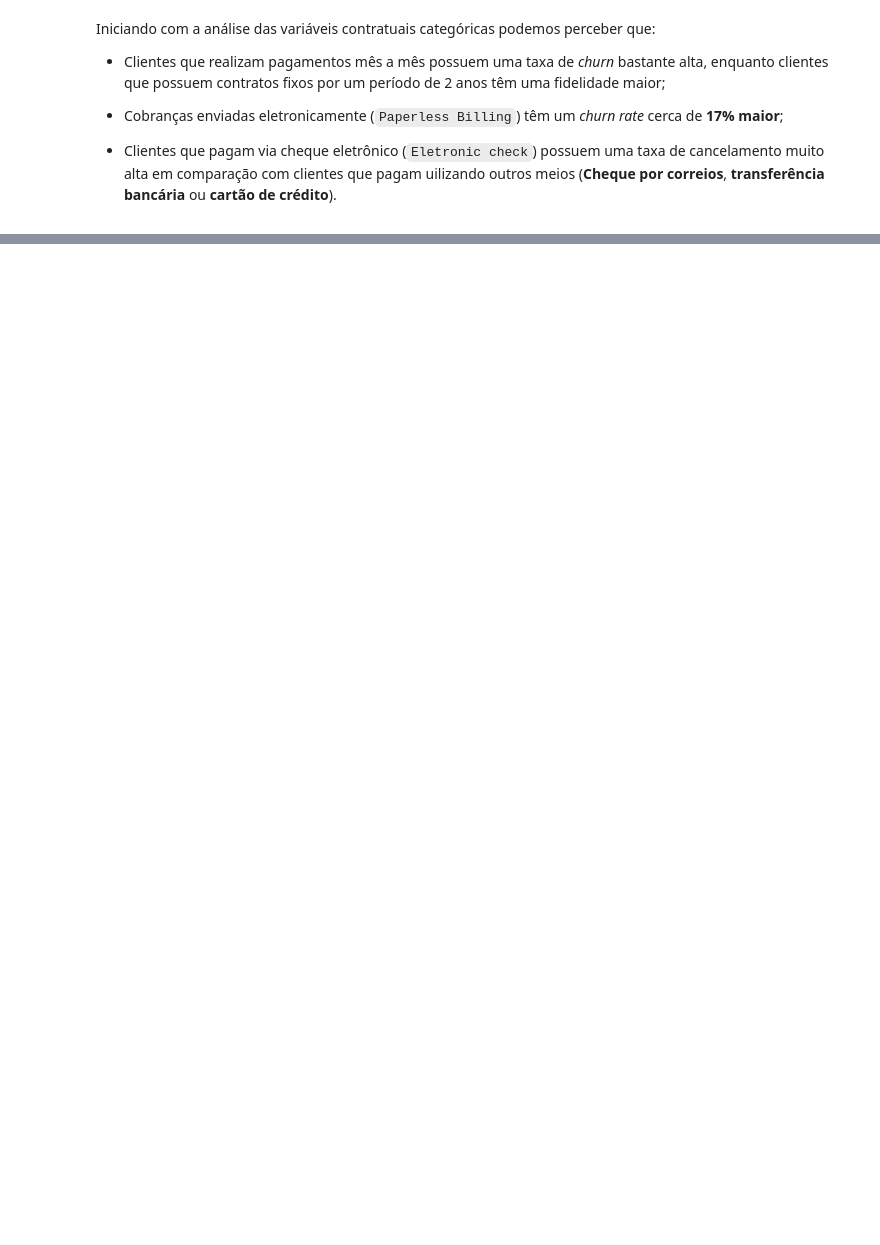
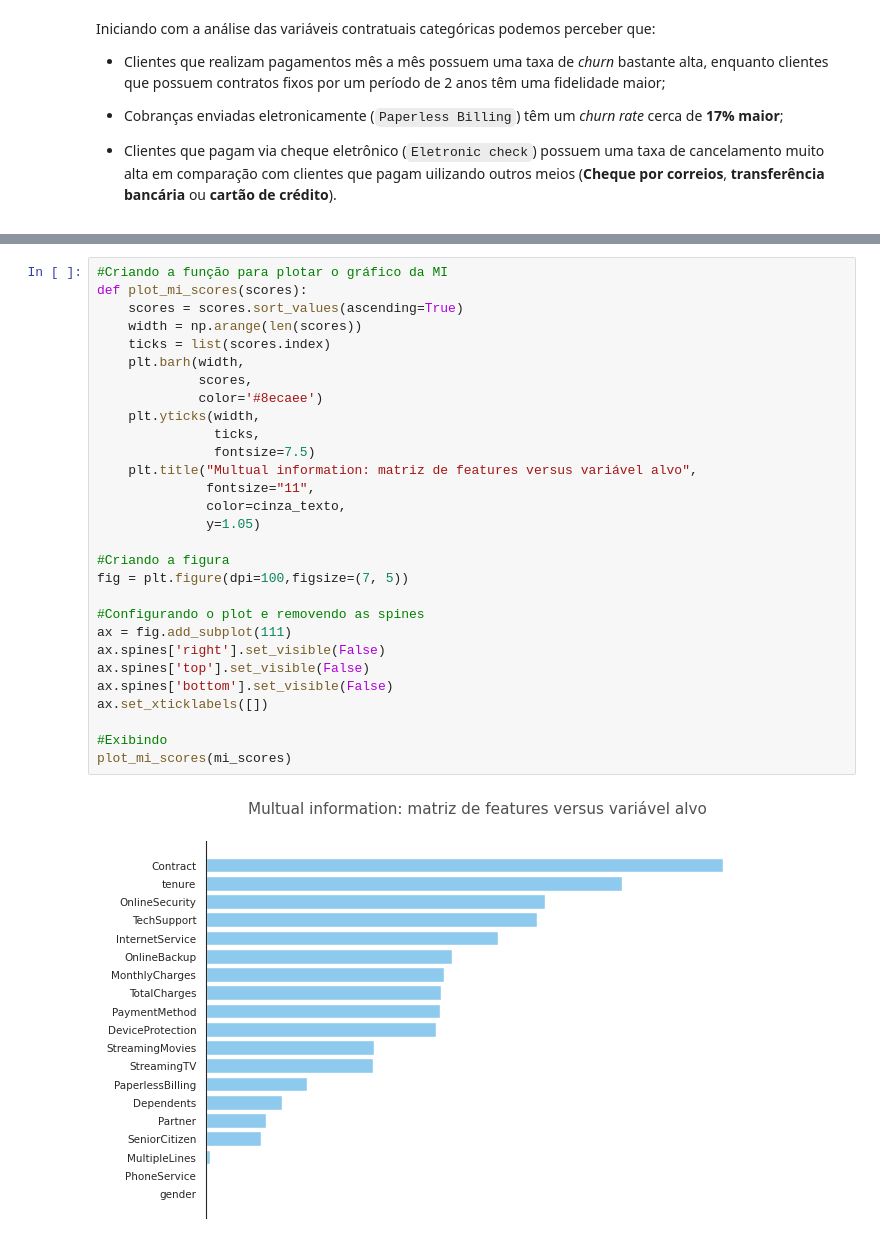
Before and after one commit to LuisCSGuimaraes/ChurnPrediction, a Jupyter notebook: Notebook/Churn Prediction.ipynb, the cells around one changed output, grey strips where cells are left out. Drawn from its saved outputs; the diff is of its cells as text; blank space fills up the shorter version.

```diff
--- a/Notebook/Churn Prediction.ipynb
+++ b/Notebook/Churn Prediction.ipynb
@@ -1153,0 +1281,31 @@ Como resultado, podemos perceber o seguinte:
+# %%
+#Criando a função para plotar o gráfico da MI
+def plot_mi_scores(scores):
+    scores = scores.sort_values(ascending=True)
+    width = np.arange(len(scores))
+    ticks = list(scores.index)
+    plt.barh(width,
+             scores,
+             color='#8ecaee')
+    plt.yticks(width,
+               ticks,
+               fontsize=7.5)
+    plt.title("Multual information: matriz de features versus variável alvo",
+              fontsize="11",
+              color=cinza_texto,
+              y=1.05)
+
+#Criando a figura
+fig = plt.figure(dpi=100,figsize=(7, 5))
+
+#Configurando o plot e removendo as spines
+ax = fig.add_subplot(111)
+ax.spines['right'].set_visible(False)
+ax.spines['top'].set_visible(False)
+ax.spines['bottom'].set_visible(False)
+ax.set_xticklabels([])
+
+#Exibindo
+plot_mi_scores(mi_scores)
+# %% [output]
+[figure, added]
```
Also changed, not shown: parts of 19 cells of this notebook.
